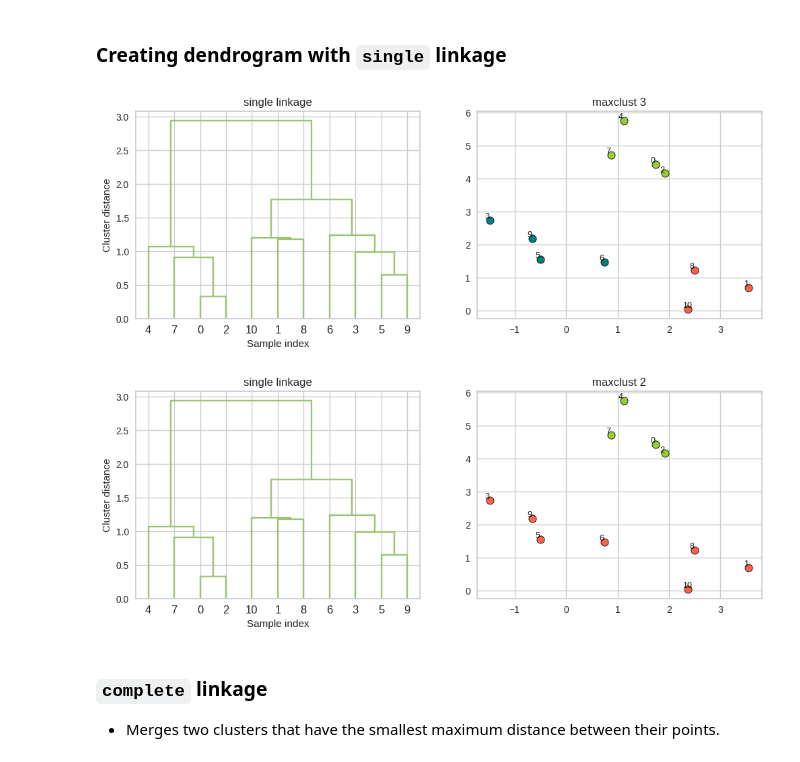
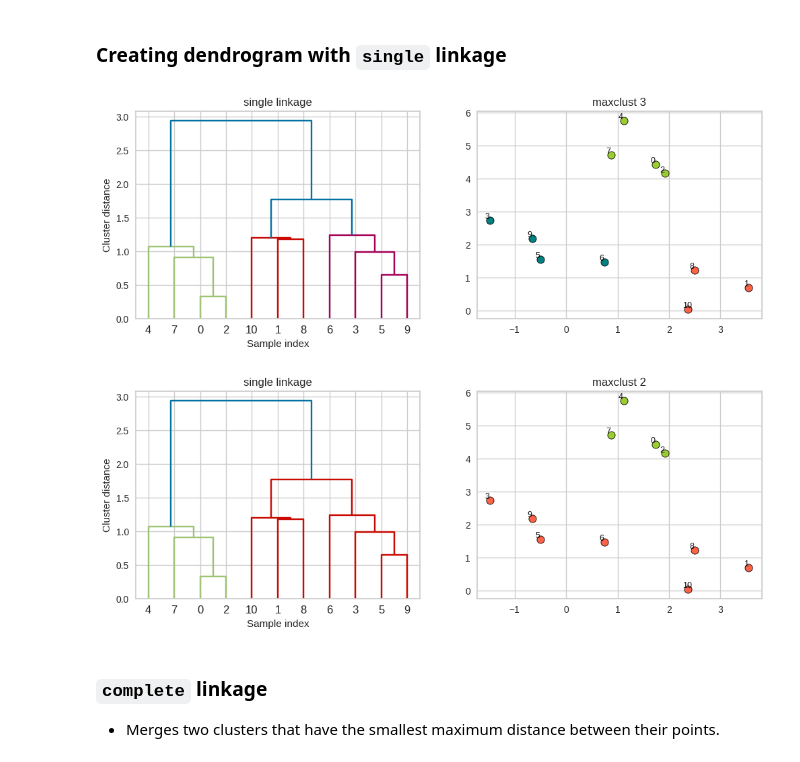
Before and after one commit to mostafa-ali0/cpsc330-2024W2, a Jupyter notebook: lectures/204-Andy-lectures/16_dbscan.ipynb, the cells around one changed output. Saved outputs shown, nothing was run; the diff lists cells and outputs as text; code cells hidden in the pictures.

```diff
--- a/lectures/204-Andy-lectures/16_dbscan.ipynb
+++ b/lectures/204-Andy-lectures/16_dbscan.ipynb
@@ -477,14 +486,26 @@ pd.DataFrame(Z, columns=columns).head()
 # %%
 linkage_array = single(X)
 hier_labels = fcluster(linkage_array, 3, criterion="maxclust")
-plot_dendrogram_clusters(X, linkage_array, hier_labels, title="maxclust 3")
+plot_dendrogram_clusters(
+    X,
+    linkage_array,
+    hier_labels,
+    title="maxclust 3",
+    color_threshold=1.5,
+)
 # %% [output]
-[figure, old version]
+[figure, new version]
 # %%
 hier_labels = fcluster(linkage_array, 2, criterion="maxclust")
-plot_dendrogram_clusters(X, linkage_array, hier_labels,title="maxclust 2")
+plot_dendrogram_clusters(
+    X,
+    linkage_array,
+    hier_labels,
+    title="maxclust 2",
+    color_threshold=2,
+)
 # %% [output]
-[figure, old version]
+[figure, new version]
 # %% [markdown]
 ### `complete` linkage
 
```
Also changed, not shown: parts of 15 cells of this notebook.
